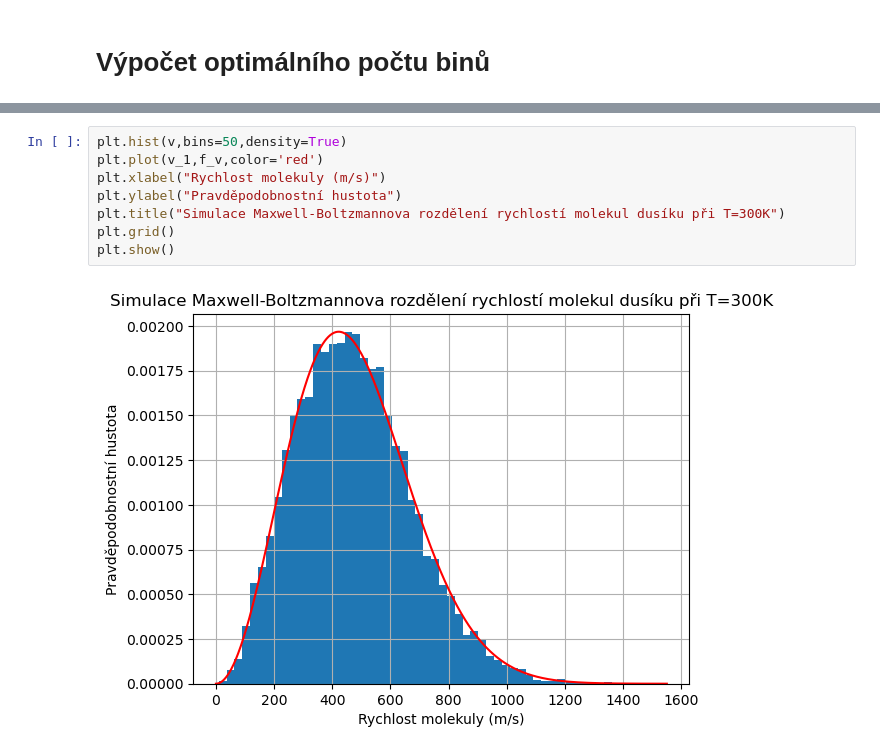
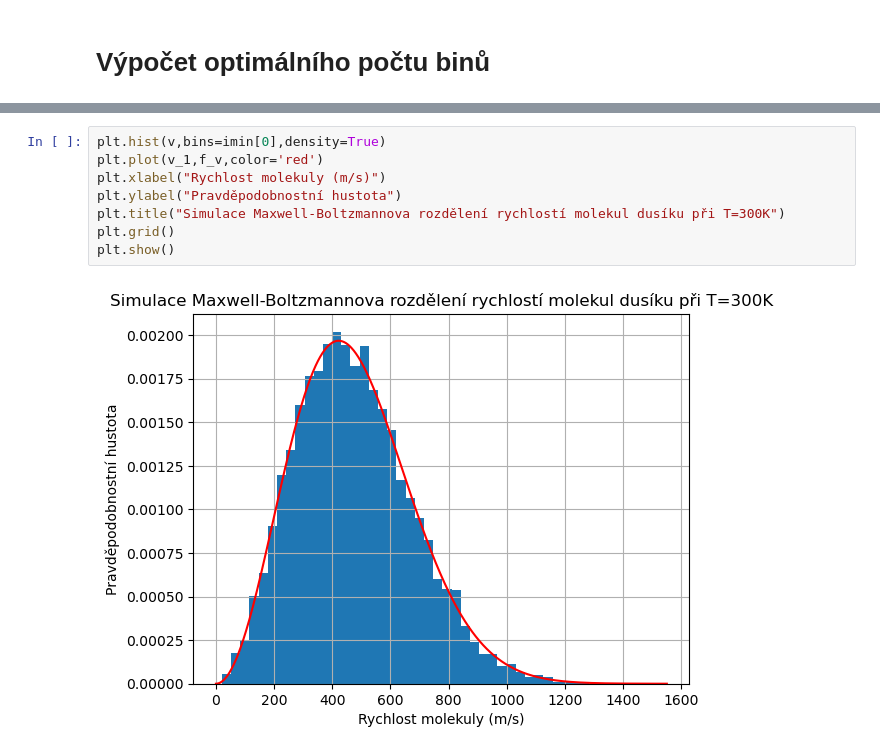
Before and after one commit to LukasHrdy11/-vod-do-praktick-fyziky, a Jupyter notebook: simulace rychlostí molekul dusíku.ipynb, the cells around one changed output, grey strips where cells are left out. Drawn from its saved outputs; the diff is of its cells as text.

```diff
--- a/simulace rychlostí molekul dusíku.ipynb
+++ b/simulace rychlostí molekul dusíku.ipynb
@@ -52,10 +52,10 @@ optimalni sirka binu: 36.551441
 # %%
-plt.hist(v,bins=50,density=True)
+plt.hist(v,bins=imin[0],density=True)
 plt.plot(v_1,f_v,color='red')
 plt.xlabel("Rychlost molekuly (m/s)")
 plt.ylabel("Pravděpodobnostní hustota")
 plt.title("Simulace Maxwell-Boltzmannova rozdělení rychlostí molekul dusíku při T=300K")
 plt.grid()
 plt.show()
 # %% [output]
-[figure, old version]
+[figure, new version]
```
Also changed, not shown: parts of 2 cells of this notebook.
